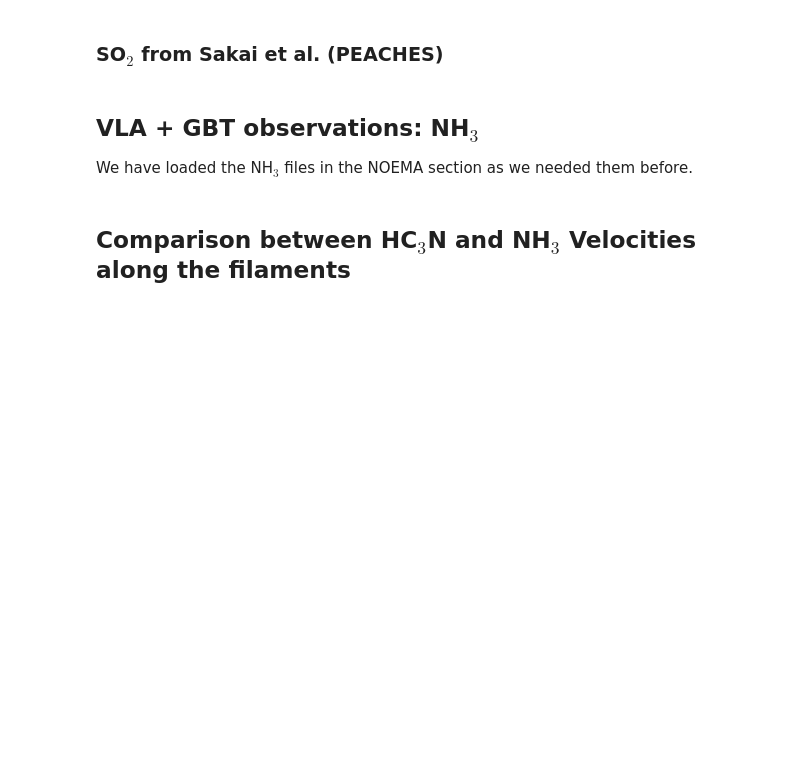
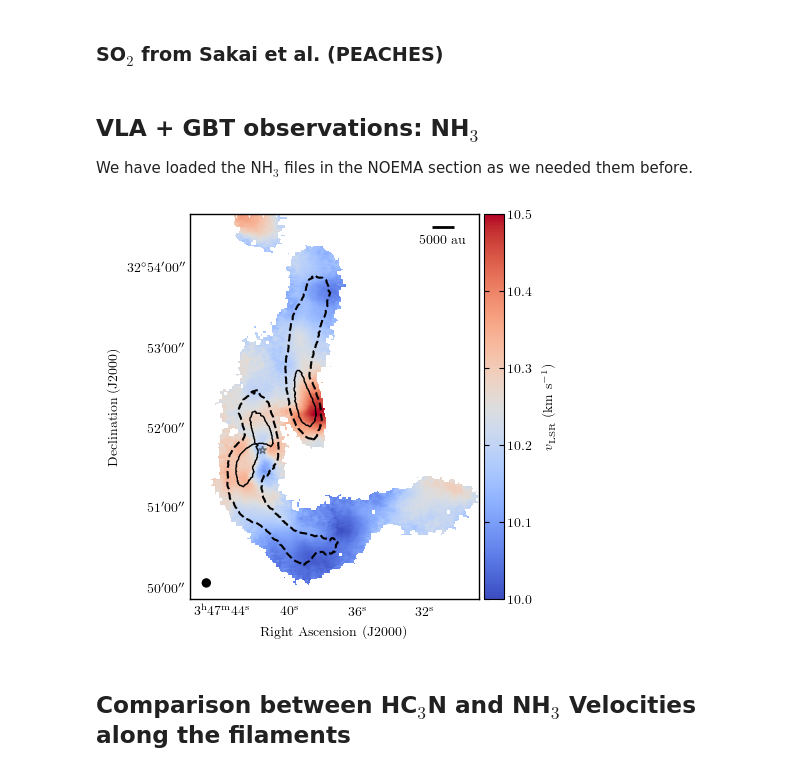
Before and after one commit to tere-valdivia/Barnard_5_infall, a Jupyter notebook: figures.ipynb, the cells around one changed output. Cells and saved outputs as stored; diff of their text form; code cells hidden in the pictures; blank space fills up the shorter version.

```diff
--- a/figures.ipynb
+++ b/figures.ipynb
@@ -2483,20 +2485,22 @@ We have loaded the NH$_3$ files in the NOEMA section as we needed them before.
 # %%
 # velocity fit of NH3, in the same absolute scale as HC3N
 savefigure = True
 fig = plt.figure(figsize=(5,5))
 figname = figdir + 'NH311_dv_wcont.pdf'
 gc = plot_aplpy_subfig(nh3velocityfile, fig, (1,1,1), 'linear', 10.0, 10.5, 'coolwarm')
 # gc.recenter(56.9067231, 32.8660922, 0.035)
 gc.recenter(56.9055921,32.8711272,width=0.06,height=0.08)
 gc.show_contour(maskC1file, colors='k', linewidths=1)
 gc.show_contour(maskC2file, colors='k', linewidths=1)
 gc.show_contour(maskC3file, colors='k', linewidths=1)
 gc.show_contour(nh3mom0file, colors='black',  levels=nh3mom0levels, zorder=34, linestyles='dashed')
 gc.show_markers(ra_yso, dec_yso, marker='*', alpha=0.5, layer='lay_yso',  facecolor='None', edgecolor='k')
 gc.set_nan_color('w')
-gc.colorbar.set_axis_label_text(r'v$_{\mathrm{LSR}}$ (km s$^{-1}$)')
+gc.colorbar.set_axis_label_text(r'$v_{\mathrm{LSR}}$ (km s$^{-1}$)')
 if savefigure:
     fig.savefig(figname, bbox_inches='tight')
+# %% [output]
+[figure, added]
 # %%
 # zoomed velocity fit of NH3, compared to the ALMA streamer
 savefig = True
```
Also changed, not shown: parts of 3 cells of this notebook, 35 other files.
